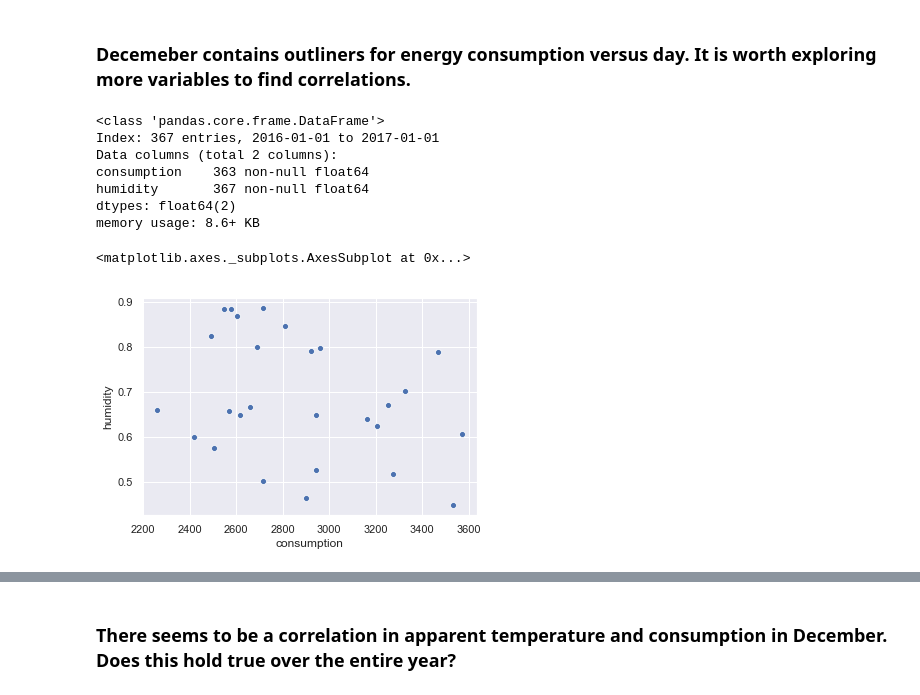
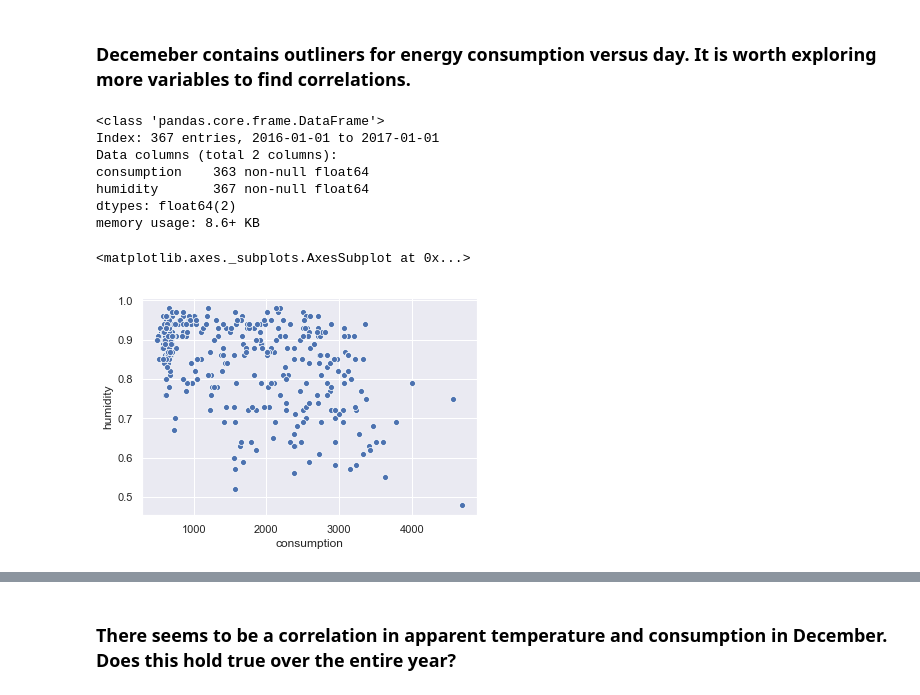
Before and after one commit to LSheneman/apartment_energy, a Jupyter notebook: iPython/Meter_data.ipynb, the cells around one changed output, grey strips where cells are left out. Drawn from its saved outputs; the diff is of its cells as text; code cells hidden in the pictures.

```diff
--- a/iPython/Meter_data.ipynb
+++ b/iPython/Meter_data.ipynb
@@ -147,17 +155,24 @@ Text(0.5,1,'Correlation of Consumption and Temperature \n for December')
 ### Decemeber contains outliners for energy consumption versus day. It is worth exploring more variables to find correlations.
 # %%
 weather_humidity_days = weather[['humidity', 'day']]
-weather_humidity_days_mean = weather_humidity_days.groupby('day').agg('mean')
+weather_humidity_days_mean = weather_humidity_days.groupby('day').agg('max')
 
 compare_humidity = pd.concat([all_data_2016_by_day.mean(), weather_humidity_days_mean], axis =1, sort=True)
 compare_humidity.columns = ['consumption', 'humidity']
+
+compare_humidity.info()
+
+compare_humidity.bfill(inplace=True)
+compare_humidity.ffill(inplace=True)
+
+sns.scatterplot(x="consumption", y="humidity", data=compare_humidity[:-4], re)
+# %% [output]
+<class 'pandas.core.frame.DataFrame'>
+Index: 367 entries, 2016-01-01 to 2017-01-01
+Data columns (total 2 columns):
+consumption    363 non-null float64
+humidity       367 non-null float64
+dtypes: float64(2)
+memory usage: 8.6+ KB
+<matplotlib.axes._subplots.AxesSubplot at 0x...>
+[figure, added]
-# %%
-compare_humidity.info()
-# %% [output]
-<class 'pandas.core.frame.DataFrame'>
-Index: 367 entries, 2016-01-01 to 2017-01-01
-Data columns (total 2 columns):
-consumption    363 non-null float64
-humidity       367 non-null float64
-dtypes: float64(2)
-memory usage: 8.6+ KB
@@ -167,7 +179,2 @@ compare_humidity.ffill(inplace=True)
-# %%
-sns.scatterplot(x="consumption", y="humidity", data=compare_humidity[-31:-1])
-# %% [output]
-<matplotlib.axes._subplots.AxesSubplot at 0x...>
-[figure, removed]
 # %%
 precipIntensity_days_mean = weather[['precipIntensity', 'day']]
```
Also changed, not shown: parts of 26 cells of this notebook, 3 other files.
